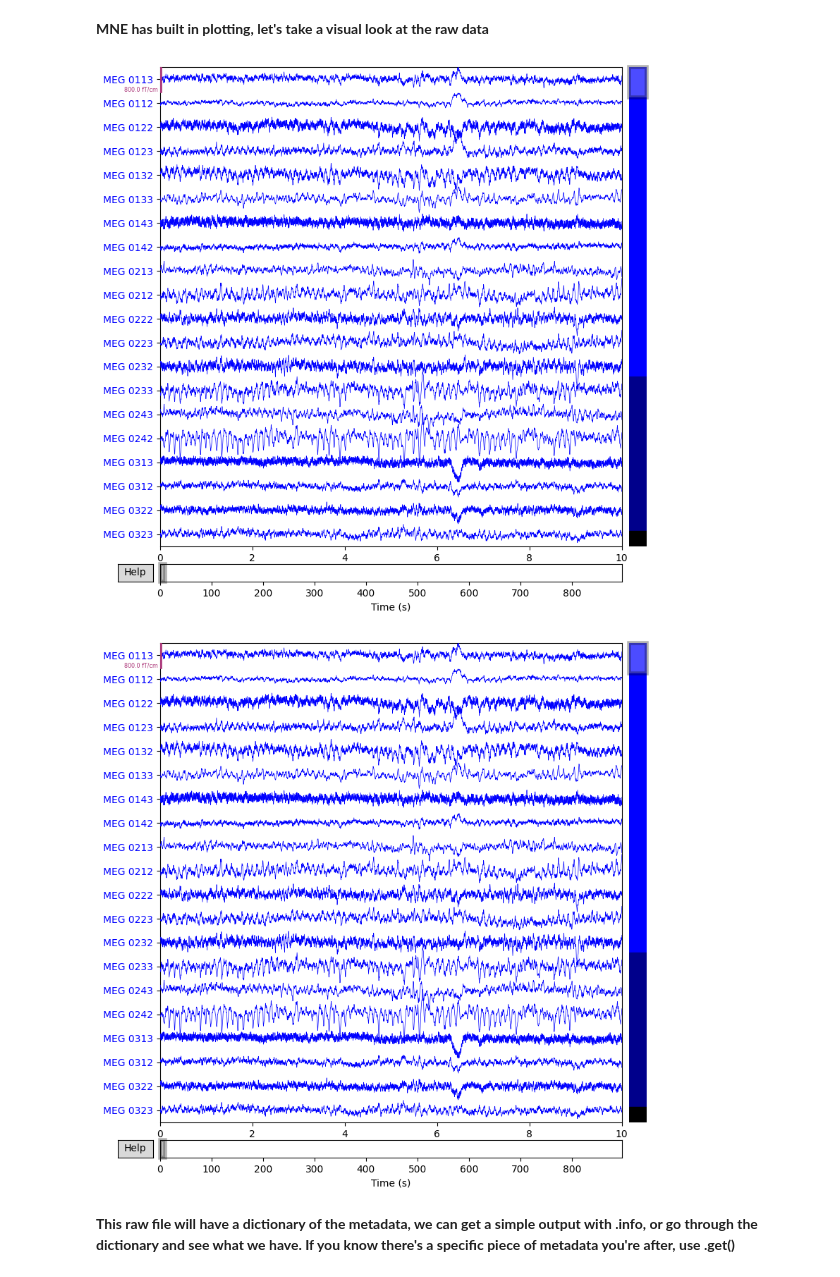
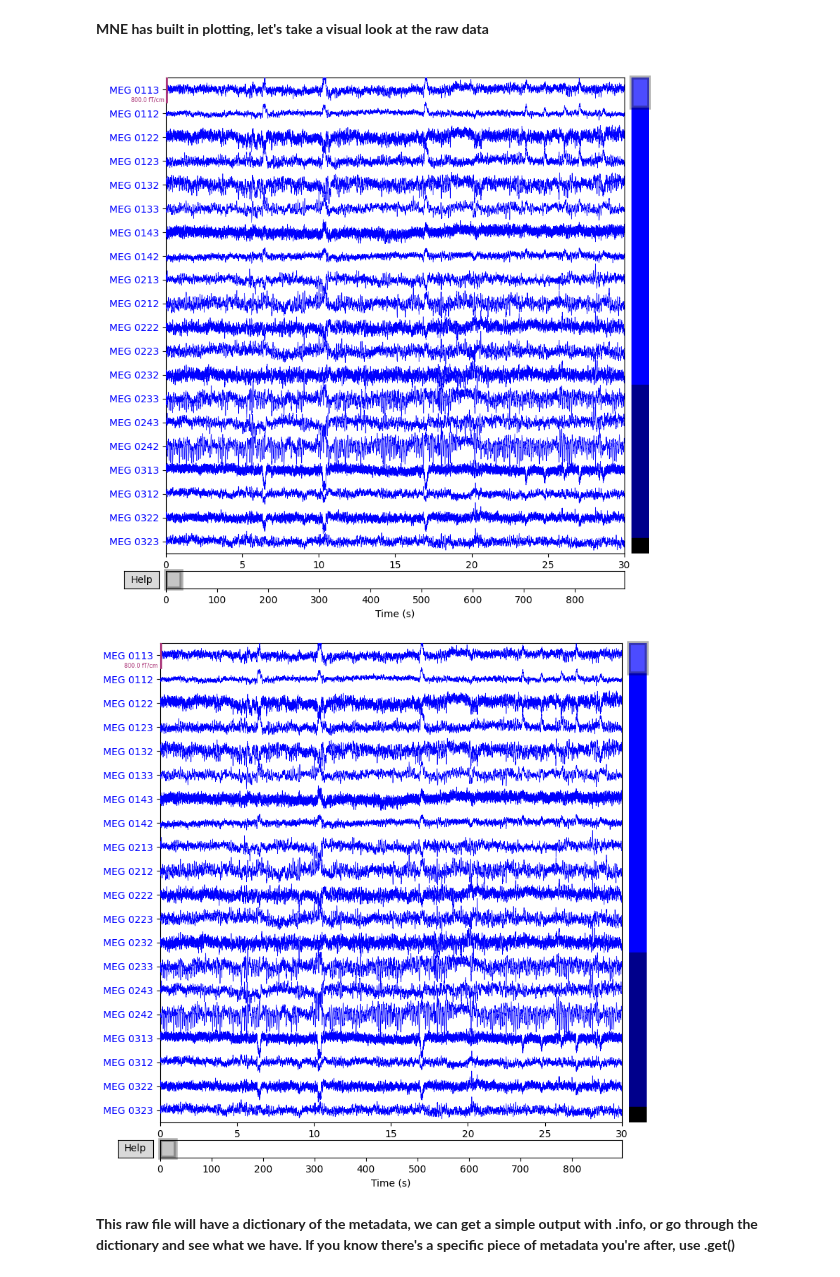
Before and after one commit to ef-p/eeg_tutorial, a Jupyter notebook: eeg_tutorial.ipynb, the cells around one changed output. Cells and saved outputs as stored; diff of their text form; code cells hidden in the pictures.

```diff
--- a/eeg_tutorial.ipynb
+++ b/eeg_tutorial.ipynb
@@ -71,10 +68,11 @@ Ready.
 # %% [markdown]
 **MNE has built in plotting, let's take a visual look at the raw data**
-# %%
-raw.plot()
-# %% [output]
-[figure, removed]
-[figure, removed]
+# %%
+%matplotlib widget
+raw.plot(duration = 30, block = True)
+# %% [output]
+[figure, added]
+[figure, added]
 # %% [markdown]
 **This raw file will have a dictionary of the metadata, we can get a simple output with .info, or go through the dictionary and see what we have. If you know there's a specific piece of metadata you're after, use .get()**
 # %%
```
Also changed, not shown: parts of 10 cells of this notebook.
